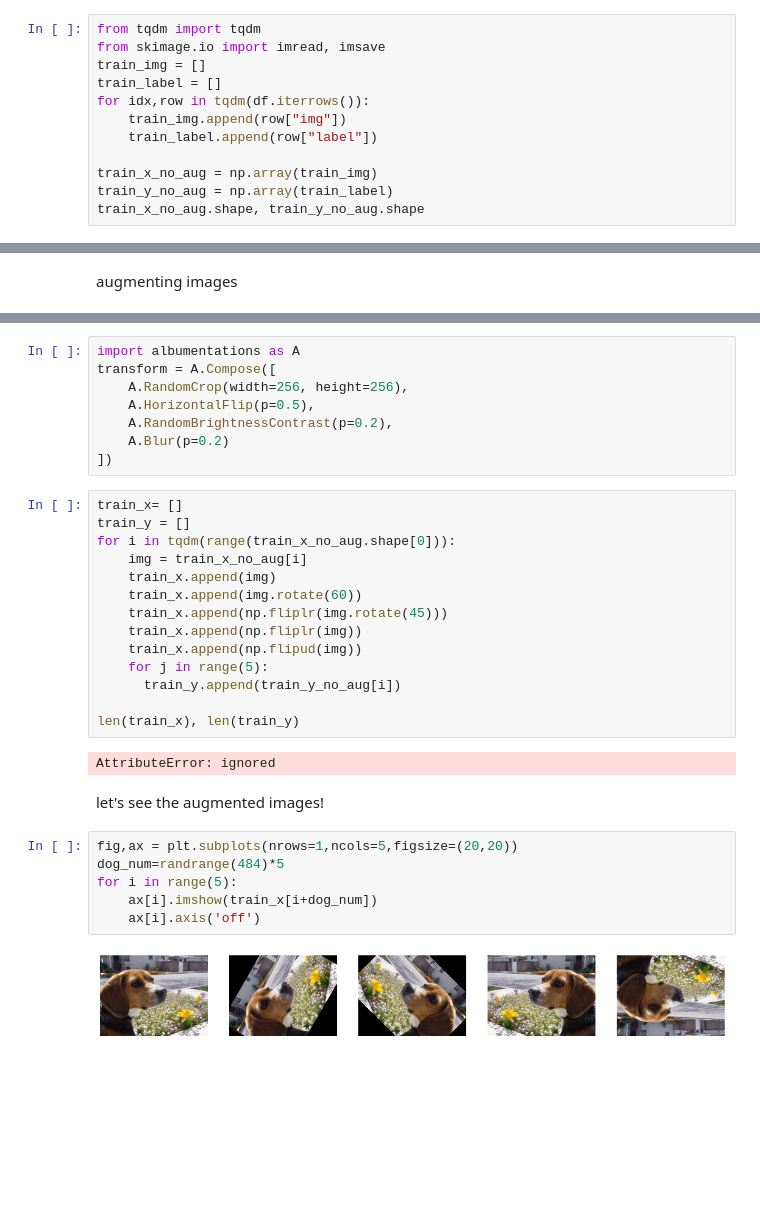
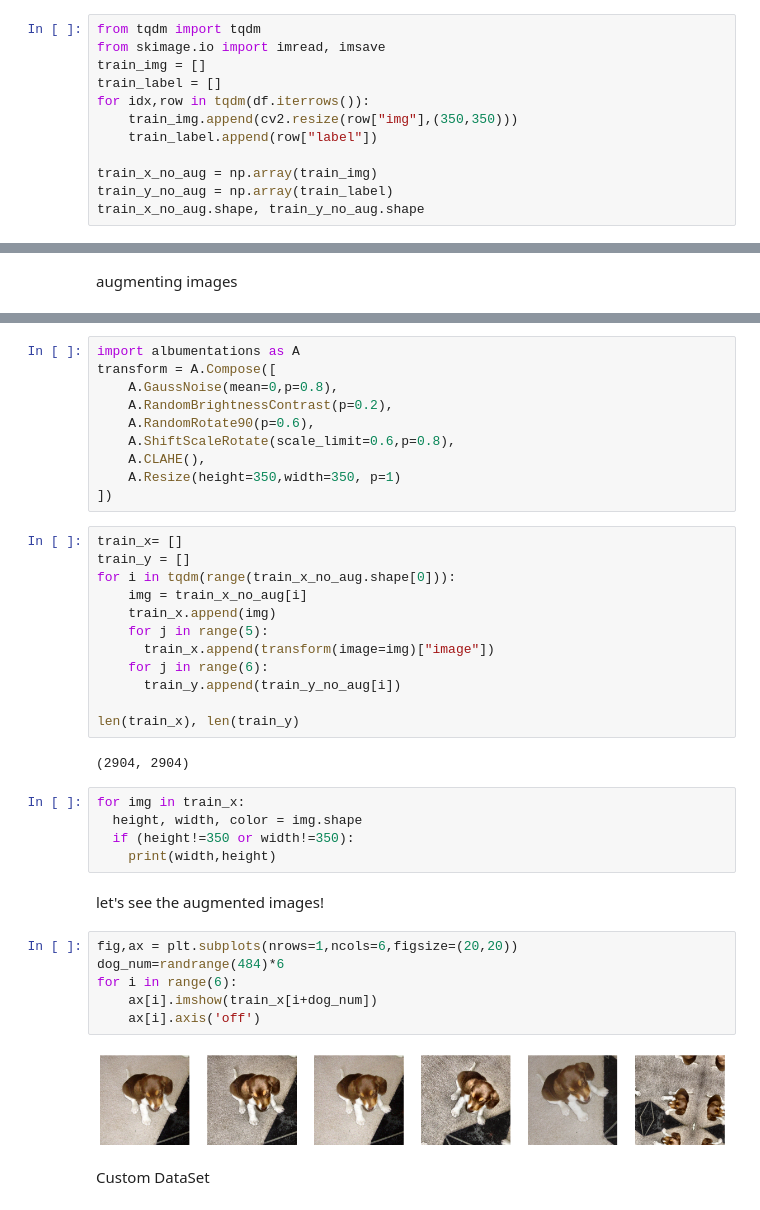
Before and after one commit to maya2d26/CNN_dog_breed_classifier, a Jupyter notebook: Stanford_dog_breed_classifier.ipynb, the cells around one changed output, grey strips where cells are left out. Saved outputs shown, nothing was run; the diff lists cells and outputs as text; blank space fills up the shorter version.

```diff
--- a/Stanford_dog_breed_classifier.ipynb
+++ b/Stanford_dog_breed_classifier.ipynb
@@ -131,7 +131,7 @@ from skimage.io import imread, imsave
 train_img = []
 train_label = []
 for idx,row in tqdm(df.iterrows()):
-    train_img.append(row["img"])
+    train_img.append(cv2.resize(row["img"],(350,350)))
     train_label.append(row["label"])
 
 train_x_no_aug = np.array(train_img)
@@ -172,10 +172,12 @@ Successfully installed albumentations-1.1.0 opencv-python-headless-4.5.5.62 qudi
 # %%
 import albumentations as A
 transform = A.Compose([
-    A.RandomCrop(width=256, height=256),
-    A.HorizontalFlip(p=0.5),
+    A.GaussNoise(mean=0,p=0.8),
     A.RandomBrightnessContrast(p=0.2),
-    A.Blur(p=0.2)
+    A.RandomRotate90(p=0.6),
+    A.ShiftScaleRotate(scale_limit=0.6,p=0.8),
+    A.CLAHE(),
+    A.Resize(height=350,width=350, p=1)
 ])
 # %%
 train_x= []
@@ -183,23 +185,28 @@ train_y = []
 for i in tqdm(range(train_x_no_aug.shape[0])):
     img = train_x_no_aug[i]
     train_x.append(img)
-    train_x.append(img.rotate(60))
-    train_x.append(np.fliplr(img.rotate(45)))
-    train_x.append(np.fliplr(img))
-    train_x.append(np.flipud(img))
     for j in range(5):
+      train_x.append(transform(image=img)["image"])
+    for j in range(6):
       train_y.append(train_y_no_aug[i])
 
 len(train_x), len(train_y)
 # %% [output]
-AttributeError: ignored
+(2904, 2904)
+# %%
+for img in train_x:
+  height, width, color = img.shape
+  if (height!=350 or width!=350):
+    print(width,height)
 # %% [markdown]
 let's see the augmented images!
 # %%
-fig,ax = plt.subplots(nrows=1,ncols=5,figsize=(20,20))
-dog_num=randrange(484)*5
-for i in range(5):
+fig,ax = plt.subplots(nrows=1,ncols=6,figsize=(20,20))
+dog_num=randrange(484)*6
+for i in range(6):
     ax[i].imshow(train_x[i+dog_num])
     ax[i].axis('off')
 # %% [output]
-[figure, old version]
+[figure, new version]
+# %% [markdown]
+Custom DataSet
```
Also changed, not shown: parts of 12 cells of this notebook.
